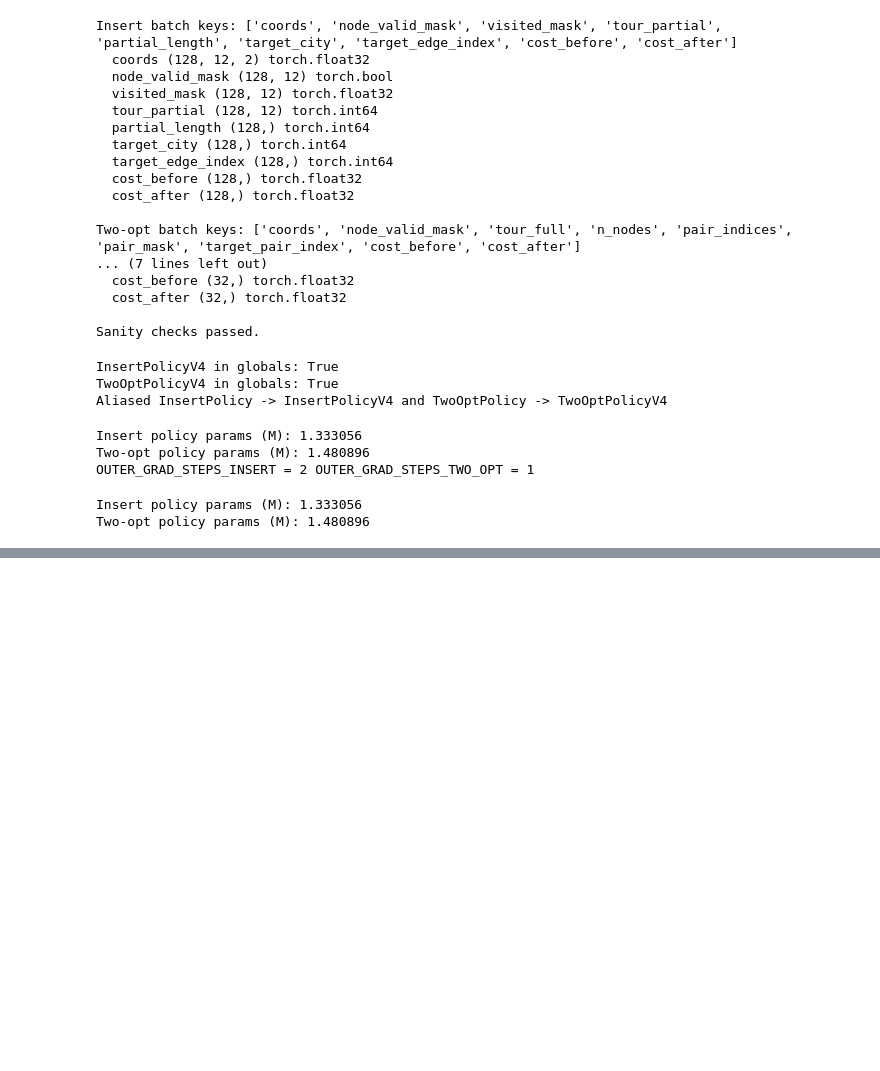
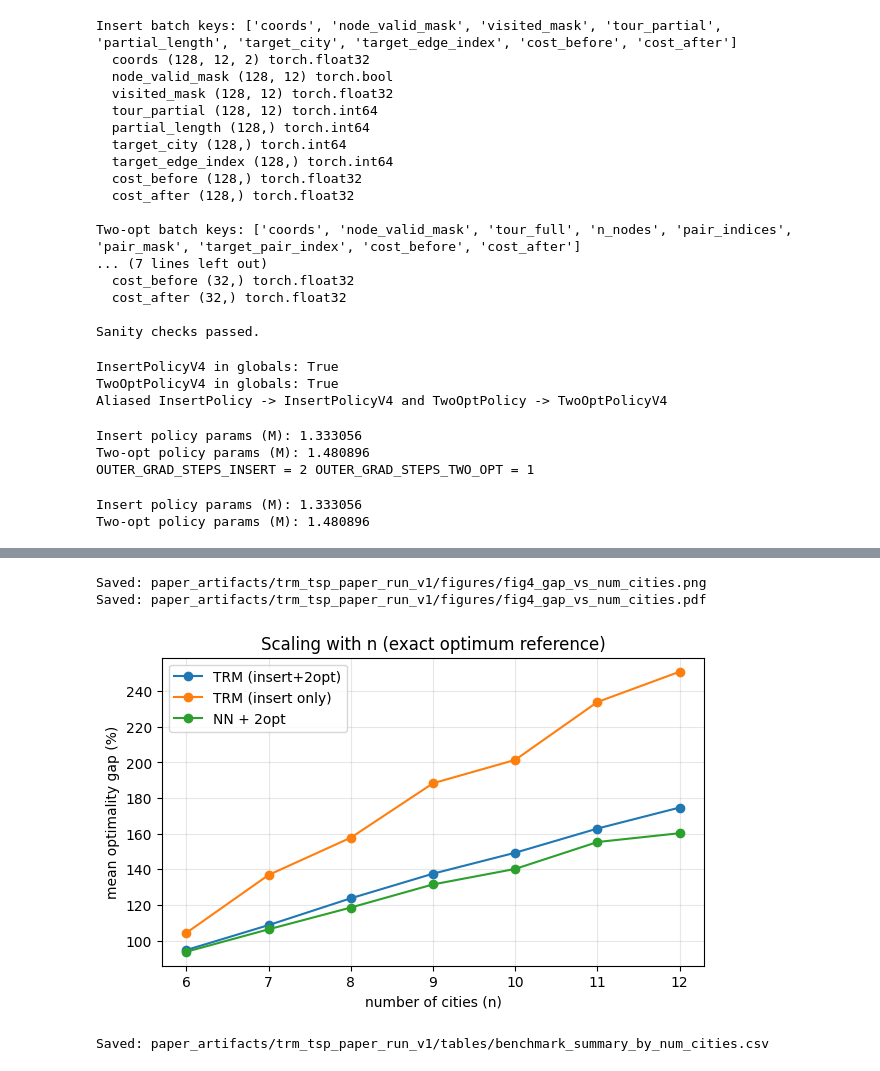
Before and after one commit to mantzaris/ExploreTinyRM, a Jupyter notebook: Alex/TSP_HARD.ipynb, the cells around one changed output, grey strips where cells are left out. Saved outputs shown, nothing was run; the diff lists cells and outputs as text; code cells hidden in the pictures; blank space fills up the shorter version.

```diff
--- a/Alex/TSP_HARD.ipynb
+++ b/Alex/TSP_HARD.ipynb
@@ -4397,0 +2464,30 @@ Train two_opt: 1516 Val two_opt: 368
+# %%
+# Figure 4: Gap vs number of cities (scaling curve)
+grouped_by_num_cities = results_table.groupby("num_cities", as_index=False).agg(
+    mean_gap_trm_percent=("gap_trm_percent", "mean"),
+    mean_gap_nn_2opt_percent=("gap_nn_2opt_percent", "mean"),
+    mean_gap_trm_insert_only_percent=("gap_trm_insert_only_percent", "mean"),
+)
+
+plt.figure(figsize=(7, 4))
+plt.plot(grouped_by_num_cities["num_cities"], grouped_by_num_cities["mean_gap_trm_percent"], marker="o", label="TRM (insert+2opt)")
+plt.plot(grouped_by_num_cities["num_cities"], grouped_by_num_cities["mean_gap_trm_insert_only_percent"], marker="o", label="TRM (insert only)")
+plt.plot(grouped_by_num_cities["num_cities"], grouped_by_num_cities["mean_gap_nn_2opt_percent"], marker="o", label="NN + 2opt")
+
+plt.xlabel("number of cities (n)")
+plt.ylabel("mean optimality gap (%)")
+plt.title("Scaling with n (exact optimum reference)")
+plt.grid(True, alpha=0.3)
+plt.legend()
+
+save_figure_both_png_and_pdf(FIGURES_DIR / "fig4_gap_vs_num_cities")
+plt.show()
+
+grouped_by_num_cities_csv_path = TABLES_DIR / "benchmark_summary_by_num_cities.csv"
+grouped_by_num_cities.to_csv(grouped_by_num_cities_csv_path, index=False)
+print("Saved:", grouped_by_num_cities_csv_path)
+# %% [output]
+Saved: paper_artifacts/trm_tsp_paper_run_v1/figures/fig4_gap_vs_num_cities.png
+Saved: paper_artifacts/trm_tsp_paper_run_v1/figures/fig4_gap_vs_num_cities.pdf
+[figure, added]
+Saved: paper_artifacts/trm_tsp_paper_run_v1/tables/benchmark_summary_by_num_cities.csv
```
Also changed, not shown: parts of 82 cells of this notebook, 21 other files.
